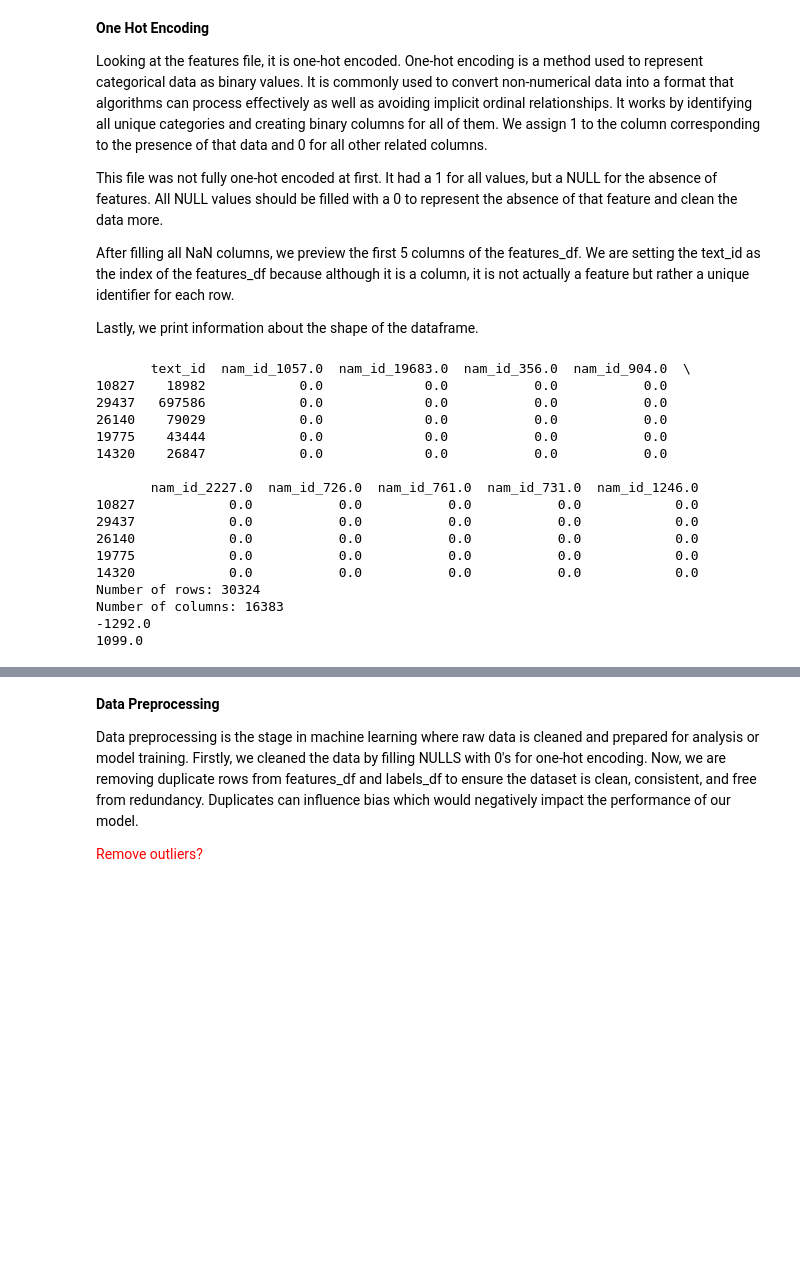
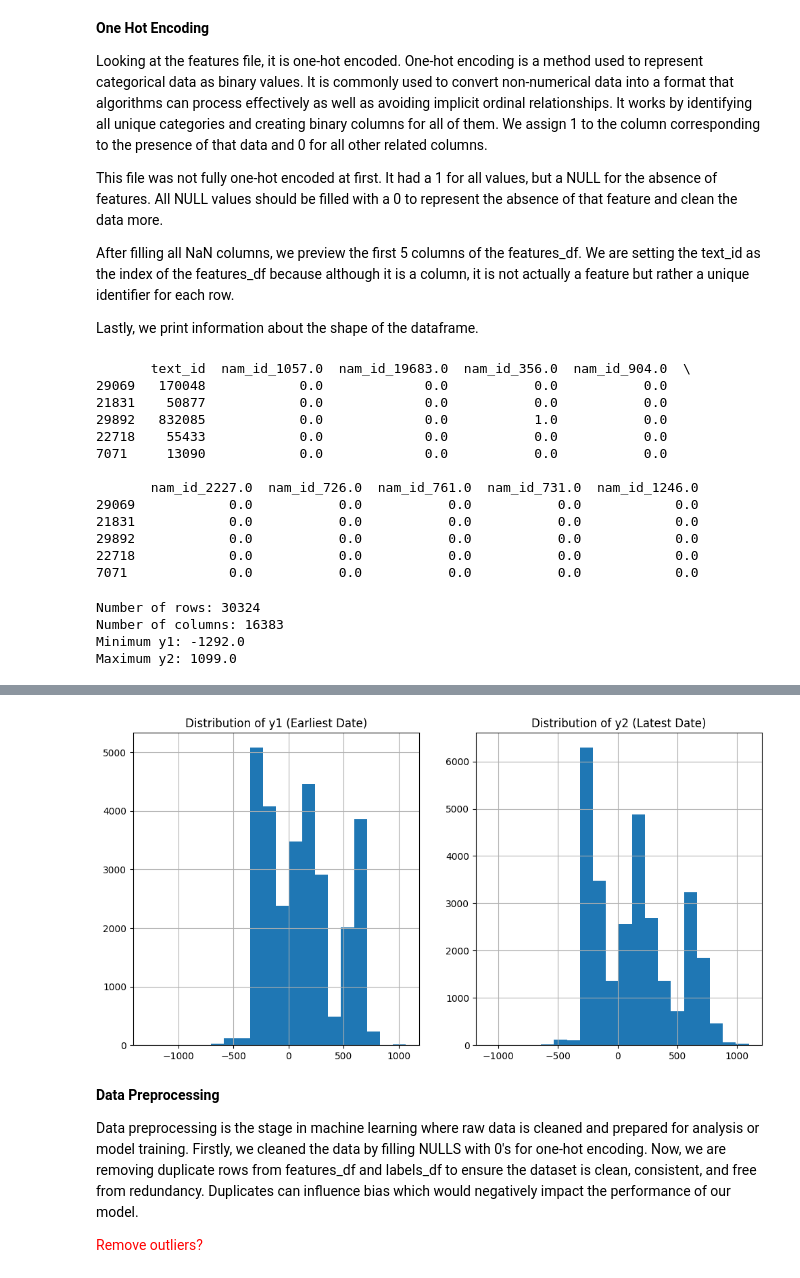
Before and after one commit to jack-stow/machine-learning-final, a Jupyter notebook: ancient_text_dater.ipynb, the cells around one changed output, grey strips where cells are left out. Saved outputs shown, nothing was run; the diff lists cells and outputs as text; code cells hidden in the pictures; blank space fills up the shorter version.

```diff
--- a/ancient_text_dater.ipynb
+++ b/ancient_text_dater.ipynb
@@ -79,27 +79,42 @@ features_df = features_df.fillna(0)
 print(features_df.sample(5).iloc[:, :10])
 
 features_df.set_index('text_id', inplace=True)
-
-
-print(f'Number of rows: {features_df.shape[0]}')
-print(f'Number of columns: {features_df.shape[1]}')
-print(labels_df['y1'].min())
-print(labels_df['y2'].max())
 # %% [output]
        text_id  nam_id_1057.0  nam_id_19683.0  nam_id_356.0  nam_id_904.0  \
-10827    18982            0.0             0.0           0.0           0.0
-29437   697586            0.0             0.0           0.0           0.0
-26140    79029            0.0             0.0           0.0           0.0
-19775    43444            0.0             0.0           0.0           0.0
-14320    26847            0.0             0.0           0.0           0.0
+29069   170048            0.0             0.0           0.0           0.0
+21831    50877            0.0             0.0           0.0           0.0
+29892   832085            0.0             0.0           1.0           0.0
+22718    55433            0.0             0.0           0.0           0.0
+7071     13090            0.0             0.0           0.0           0.0
 
        nam_id_2227.0  nam_id_726.0  nam_id_761.0  nam_id_731.0  nam_id_1246.0
-10827            0.0           0.0           0.0           0.0            0.0
-29437            0.0           0.0           0.0           0.0            0.0
-26140            0.0           0.0           0.0           0.0            0.0
-19775            0.0           0.0           0.0           0.0            0.0
-14320            0.0           0.0           0.0           0.0            0.0
-Number of rows: 30324
-Number of columns: 16383
--1292.0
-1099.0
+29069            0.0           0.0           0.0           0.0            0.0
+21831            0.0           0.0           0.0           0.0            0.0
+29892            0.0           0.0           0.0           0.0            0.0
+22718            0.0           0.0           0.0           0.0            0.0
+7071             0.0           0.0           0.0           0.0            0.0
+# %%
+
+# Print the number of rows and columns
+print(f'Number of rows: {features_df.shape[0]}')
+print(f'Number of columns: {features_df.shape[1]}')
+
+# Explore target labels (y1 and y2) distribution
+print(f'Minimum y1: {labels_df["y1"].min()}')
+print(f'Maximum y2: {labels_df["y2"].max()}')
+
+# Distribution of y1 and y2 (histograms or value counts)
+import matplotlib.pyplot as plt
+plt.figure(figsize=(12, 6))
+plt.subplot(1, 2, 1)
+labels_df['y1'].hist(bins=20)
+plt.title('Distribution of y1 (Earliest Date)')
+plt.subplot(1, 2, 2)
+labels_df['y2'].hist(bins=20)
+plt.title('Distribution of y2 (Latest Date)')
+plt.show()
+# %% [output]
+Number of rows: 30324
+Number of columns: 16383
+Minimum y1: -1292.0
+Maximum y2: 1099.0
@@ -106,3 +124,4 @@ Number of columns: 16383
+[figure, added]
 # %% [markdown]
 **Data Preprocessing**
 
```
Also changed, not shown: parts of 35 cells of this notebook.
